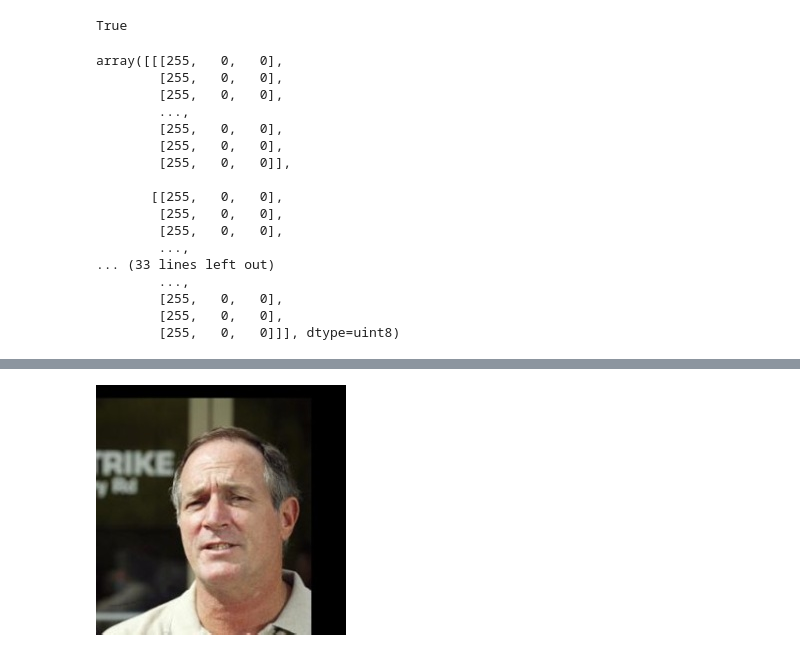
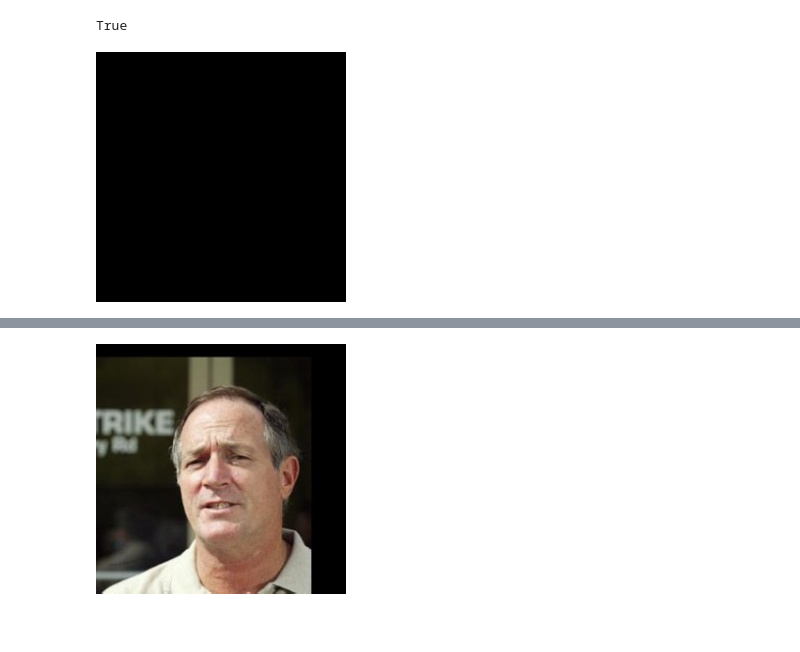
Before and after one commit to nicolenair/fine-tune-MaskRcnn, a Jupyter notebook: data_preprocess_from_masks.ipynb, the cells around one changed output, grey strips where cells are left out. Drawn from its saved outputs; the diff is of its cells as text; code cells hidden in the pictures; blank space fills up the shorter version.

```diff
--- a/data_preprocess_from_masks.ipynb
+++ b/data_preprocess_from_masks.ipynb
@@ -19,24 +23,7 @@ mask1 = cv2.imread("parts_lfw_funneled_gt_images.tgz (Unzipped Files)/parts_lfw_
 cv2.imwrite("bk.png", mask1)
 # %% [output]
 True
-# %%
-import re
-mask1
-# %% [output]
-array([[[255,   0,   0],
-        [255,   0,   0],
-        [255,   0,   0],
-        ...,
-        [255,   0,   0],
-        [255,   0,   0],
-        [255,   0,   0]],
-
-       [[255,   0,   0],
-        [255,   0,   0],
-        [255,   0,   0],
-        ...,
-... (33 lines left out)
-        ...,
-        [255,   0,   0],
-        [255,   0,   0],
-        [255,   0,   0]]], dtype=uint8)
+# %%
+cv2_imshow(np.zeros((250, 250)))
+# %% [output]
+[figure, added]
```
Also changed, not shown: parts of 8 cells of this notebook.
